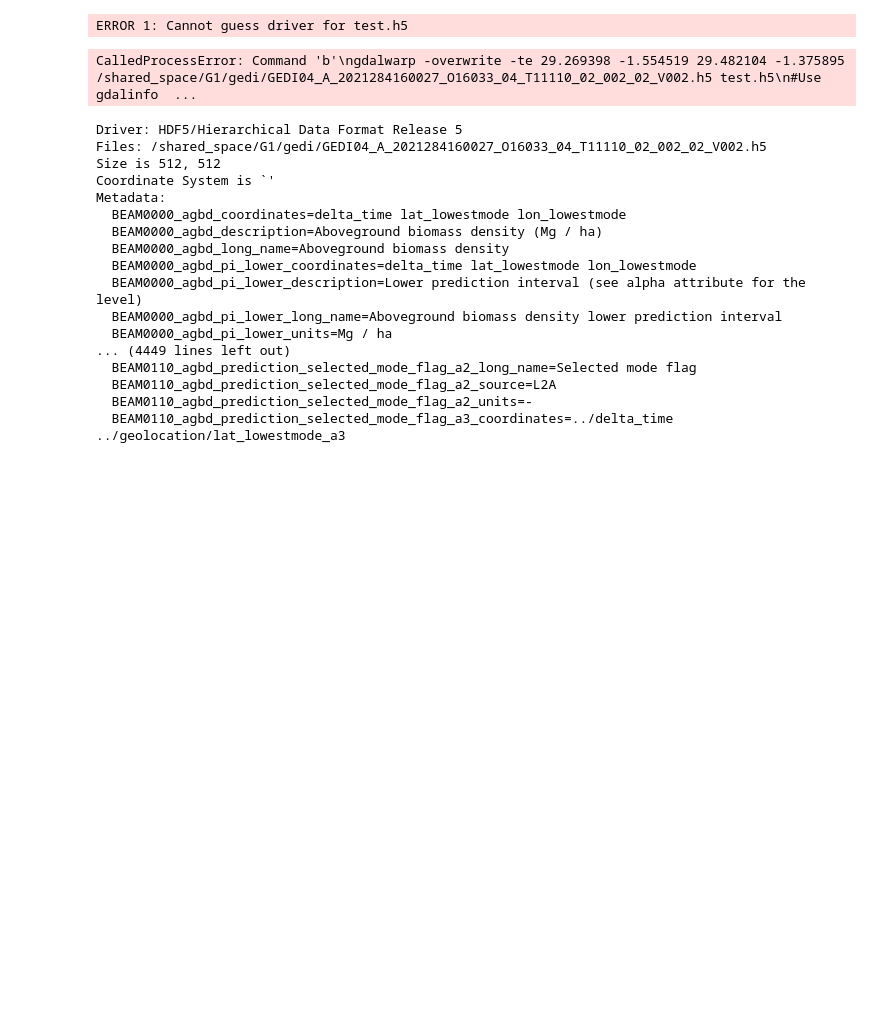
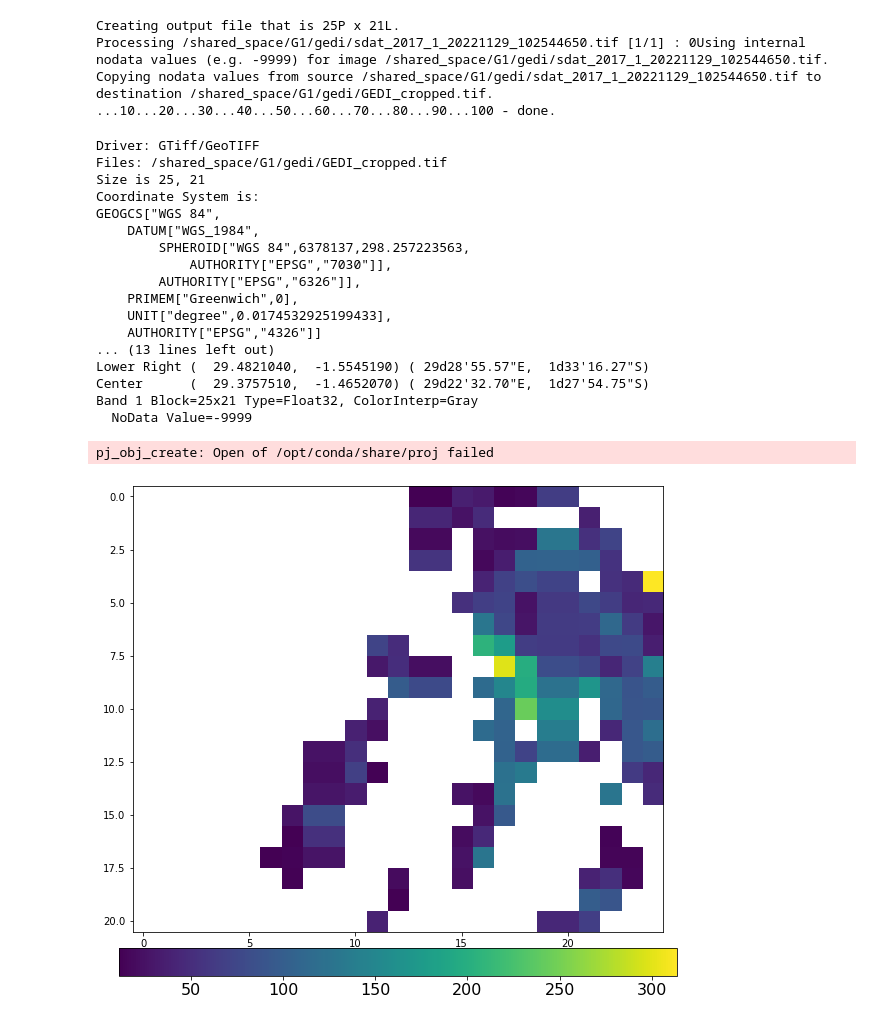
Before and after one commit to caseyslaught/duke-esda-forest-project, a Jupyter notebook: KT_project.ipynb, the cells around one changed output. Drawn from its saved outputs; the diff is of its cells as text; code cells hidden in the pictures; blank space fills up the shorter version.

```diff
--- a/KT_project.ipynb
+++ b/KT_project.ipynb
@@ -71,30 +54,49 @@ bbox[0]
 # %%
 %%bash
-
-gdalwarp -overwrite -te 29.269398 -1.554519 29.482104 -1.375895 /shared_space/G1/gedi/GEDI04_A_2021284160027_O16033_04_T11110_02_002_02_V002.h5 test.h5
-#Use gdalinfo to see what it created
-#gdalinfo test.h5
+gdalwarp -overwrite -te 29.269398 -1.554519 29.482104 -1.375895  /shared_space/G1/gedi/sdat_2017_1_20221129_102544650.tif /shared_space/G1/gedi/GEDI_cropped.tif
 # %% [output]
-ERROR 1: Cannot guess driver for test.h5
+Creating output file that is 25P x 21L.
+Processing /shared_space/G1/gedi/sdat_2017_1_20221129_102544650.tif [1/1] : 0Using internal nodata values (e.g. -9999) for image /shared_space/G1/gedi/sdat_2017_1_20221129_102544650.tif.
+Copying nodata values from source /shared_space/G1/gedi/sdat_2017_1_20221129_102544650.tif to destination /shared_space/G1/gedi/GEDI_cropped.tif.
+...10...20...30...40...50...60...70...80...90...100 - done.
-CalledProcessError: Command 'b'\ngdalwarp -overwrite -te 29.269398 -1.554519 29.482104 -1.375895 /shared_space/G1/gedi/GEDI04_A_2021284160027_O16033_04_T11110_02_002_02_V002.h5 test.h5\n#Use gdalinfo  ...
 # %%
 %%bash
-gdalinfo /shared_space/G1/gedi/GEDI04_A_2021284160027_O16033_04_T11110_02_002_02_V002.h5
+gdalinfo /shared_space/G1/gedi/GEDI_cropped.tif
 # %% [output]
-Driver: HDF5/Hierarchical Data Format Release 5
-Files: /shared_space/G1/gedi/GEDI04_A_2021284160027_O16033_04_T11110_02_002_02_V002.h5
-Size is 512, 512
-Coordinate System is `'
-Metadata:
-  BEAM0000_agbd_coordinates=delta_time lat_lowestmode lon_lowestmode
-  BEAM0000_agbd_description=Aboveground biomass density (Mg / ha)
-  BEAM0000_agbd_long_name=Aboveground biomass density
-  BEAM0000_agbd_pi_lower_coordinates=delta_time lat_lowestmode lon_lowestmode
-  BEAM0000_agbd_pi_lower_description=Lower prediction interval (see alpha attribute for the level)
-  BEAM0000_agbd_pi_lower_long_name=Aboveground biomass density lower prediction interval
-  BEAM0000_agbd_pi_lower_units=Mg / ha
-... (4449 lines left out)
-  BEAM0110_agbd_prediction_selected_mode_flag_a2_long_name=Selected mode flag
-  BEAM0110_agbd_prediction_selected_mode_flag_a2_source=L2A
-  BEAM0110_agbd_prediction_selected_mode_flag_a2_units=-
-  BEAM0110_agbd_prediction_selected_mode_flag_a3_coordinates=../delta_time ../geolocation/lat_lowestmode_a3
+Driver: GTiff/GeoTIFF
+Files: /shared_space/G1/gedi/GEDI_cropped.tif
+Size is 25, 21
+Coordinate System is:
+GEOGCS["WGS 84",
+    DATUM["WGS_1984",
+        SPHEROID["WGS 84",6378137,298.257223563,
+            AUTHORITY["EPSG","7030"]],
+        AUTHORITY["EPSG","6326"]],
+    PRIMEM["Greenwich",0],
+    UNIT["degree",0.0174532925199433],
+    AUTHORITY["EPSG","4326"]]
+... (13 lines left out)
+Lower Right (  29.4821040,  -1.5545190) ( 29d28'55.57"E,  1d33'16.27"S)
+Center      (  29.3757510,  -1.4652070) ( 29d22'32.70"E,  1d27'54.75"S)
+Band 1 Block=25x21 Type=Float32, ColorInterp=Gray
+  NoData Value=-9999
+pj_obj_create: Open of /opt/conda/share/proj failed
+# %%
+import numpy.ma as ma
+
+#Read in Cropped GeoTIFF
+file2 = '/shared_space/G1/gedi/GEDI_cropped.tif'
+fp2 = rasterio.open(file2,'r')
+gedi = fp2.read(1)
+
+#Mask out area with NoData Values
+gedi_m = np.ma.masked_array(gedi,gedi==-9999.0)
+
+# Visualize Cropped GeoTIFF
+plt.figure(figsize=(10,10))
+plt.imshow(gedi_m)
+cb = plt.colorbar(orientation='horizontal',pad=0.03)
+cb.ax.tick_params(labelsize=16)
+plt.show()
+# %% [output]
+[figure, added]
```
Also changed, not shown: parts of 20 cells of this notebook.
